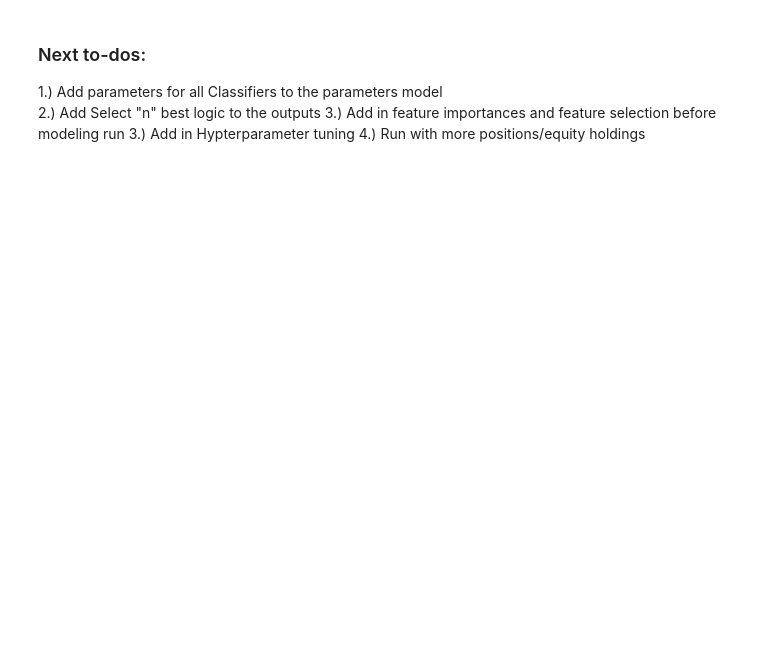
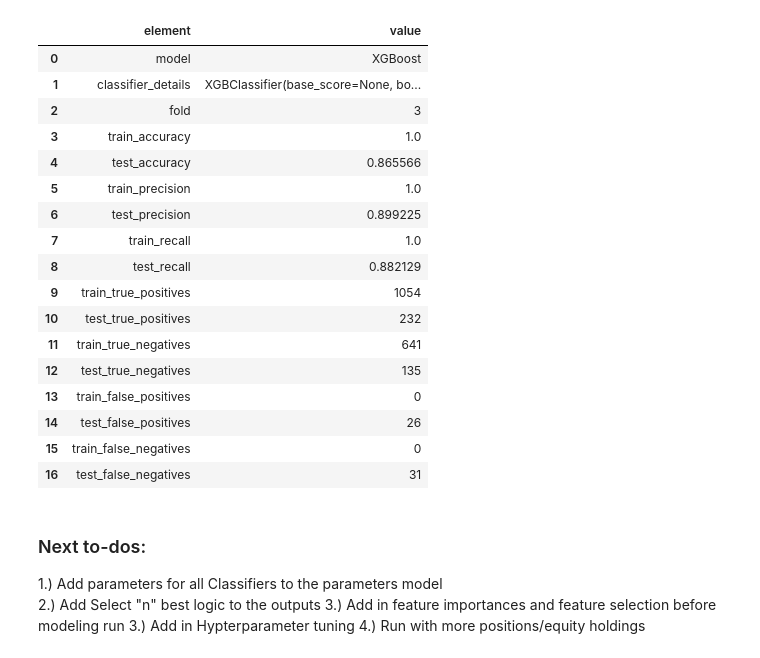
Before and after one commit to AlexDeshowitz/stock-classification-new, a Jupyter notebook: notebooks/Notebook_Machine-learning.ipynb, the cells around one changed output. Drawn from its saved outputs; the diff is of its cells as text; code cells hidden in the pictures; blank space fills up the shorter version.

Commit message:
updated with data science pipeline

```diff
--- a/notebooks/Notebook_Machine-learning.ipynb
+++ b/notebooks/Notebook_Machine-learning.ipynb
@@ -863,3 +502,63 @@ classifier = logistic_regression(X = X_train, y = y_train)
+# %%
+# pick a champion model:
+
+def select_champion_model(models: pd.DataFrame, parameters: str):
+    """
+    Selects the champion model based on the highest or lowest value of a given optimization target.
+
+    Args:
+    - models: A DataFrame containing model performance metrics.
+    - optimization_target: The metric by which to select the champion model (e.g., 'test_precision', 'test_recall', 'test_false_positives').
+
+    Returns:
+    - champion_model: The row corresponding to the selected champion model.
+    """
+
+
+    if parameters['optimization_target'] not in models.columns:
+        raise ValueError(f"'{parameters['optimization_target'] }' not found in model metrics. Choose from: {list(models.columns)}")
+
+    # Determine whether we want the highest or lowest value
+    # Assuming metrics like 'precision', 'recall', 'accuracy' need the highest, and 'false positives', 'false negatives', etc. need the lowest
+    if 'precision' in parameters['optimization_target']  or 'recall' in parameters['optimization_target']  or 'accuracy' in parameters['optimization_target'] :
+        ascending = False  # We want to maximize these metrics
+
+    else:
+        ascending = True  # For counts (e.g., false positives), we want the minimum value
+
+    # Sort the models based on the optimization target
+    sorted_models = models.sort_values(by=parameters['optimization_target'] , ascending=ascending)
+
+    # Return the top model (first row after sorting)
+    champion_model = pd.DataFrame(sorted_models.iloc[0]).reset_index()
+
+    champion_model.columns = ['element', 'value']
+
+
+    return champion_model
+# %%
+champion_model = select_champion_model(models = detailed_output, parameters= parameters)
+# %%
+champion_model
+# %% [output]
+|  | element | value |
+| 0 | model | XGBoost |
+| 1 | classifier_details | XGBClassifier(base_score=None, bo... |
+| 2 | fold | 3 |
+| 3 | train_accuracy | 1.0 |
+| 4 | test_accuracy | 0.865566 |
+| 5 | train_precision | 1.0 |
+| 6 | test_precision | 0.899225 |
+| 7 | train_recall | 1.0 |
+| 8 | test_recall | 0.882129 |
+| 9 | train_true_positives | 1054 |
+| 10 | test_true_positives | 232 |
+| 11 | train_true_negatives | 641 |
+| 12 | test_true_negatives | 135 |
+| 13 | train_false_positives | 0 |
+| 14 | test_false_positives | 26 |
+| 15 | train_false_negatives | 0 |
+| 16 | test_false_negatives | 31 |
 # %% [markdown]
 ### Next to-dos:
 1.) Add parameters for all Classifiers to the parameters model
```
Also changed, not shown: parts of 20 cells of this notebook, 16 other files.
